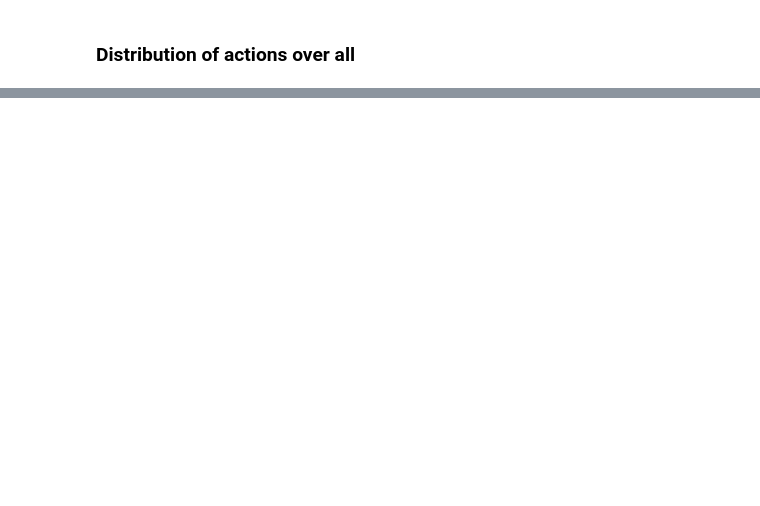
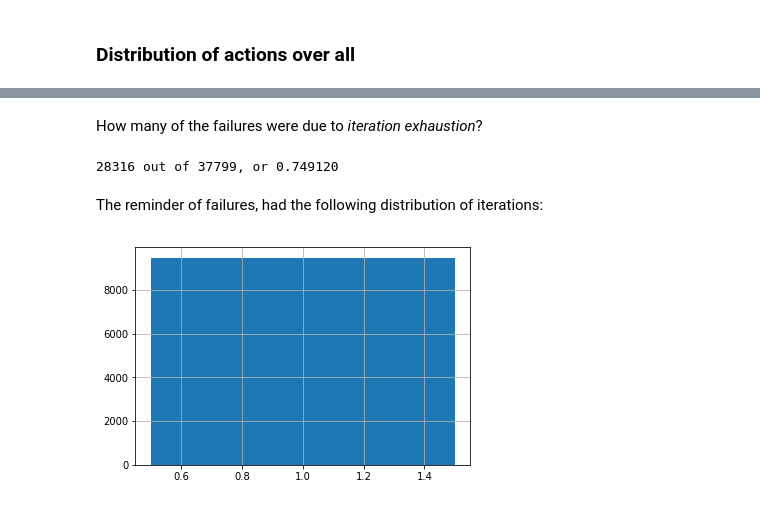
Before and after one commit to kwalcock/WikiHopFR, a Jupyter notebook: notebooks/Benchmark Analysis.ipynb, the cells around one changed output, grey strips where cells are left out. Saved outputs shown, nothing was run; the diff lists cells and outputs as text; code cells hidden in the pictures; blank space fills up the shorter version.

```diff
--- a/notebooks/Benchmark Analysis.ipynb
+++ b/notebooks/Benchmark Analysis.ipynb
@@ -65,0 +150,10 @@ dtype: int64
+# %%
+# First, isolate the negative cases
+
+failures = [d for d in data['data'] if not d['success']]
+
+
+s = pd.DataFrame({k: d[k] for k in set(d.keys()).difference({'success', 'paths'})} for d in failures)
+s.set_index('id', inplace=True)
+print(s.head())
+print("Num elements: %i" % s.shape[0])
@@ -65,0 +169,20 @@ dtype: int64
+# %% [markdown]
+How many of the failures were due to _iteration exhaustion_?
+# %%
+max_iter = s.iterations.max()
+
+exhausted = s[s.iterations == max_iter]
+
+percent = exhausted.shape[0]/s.shape[0]
+
+print("%i out of %i, or %f" % (exhausted.shape[0], s.shape[0], percent))
+# %% [output]
+28316 out of 37799, or 0.749120
+# %% [markdown]
+The reminder of failures, had the following distribution of iterations:
+# %%
+not_exhausted = s[s.iterations != max_iter]
+not_exhausted.iterations.hist(bins=not_exhausted.iterations.max())
+plt.show()
+# %% [output]
+[figure, added]
```
Also changed, not shown: parts of 18 cells of this notebook.
